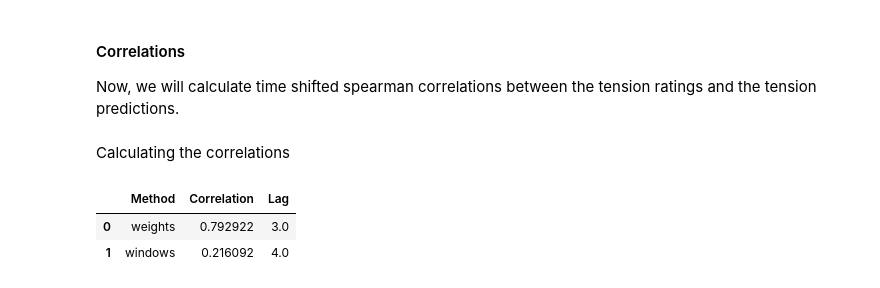
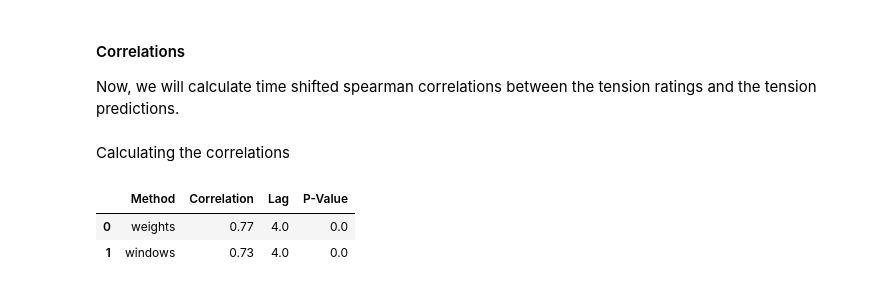
Before and after one commit to vivienbarchet/TenseMusic, a Jupyter notebook: example2.ipynb, the cells around one changed output. Saved outputs shown, nothing was run; the diff lists cells and outputs as text; code cells hidden in the pictures.

```diff
--- a/example2.ipynb
+++ b/example2.ipynb
@@ -112,7 +105,7 @@ plot_tension_and_features_10Hz(slopes_weights, all_features_10Hz_unsmoothed, col
 # %% [markdown]
 And extracting tension with the window model.
 # %%
-slopes_window = tension_extraction_10Hz_window(all_features_10Hz, model_configuration = "original")
+slopes_window = tension_extraction_10Hz_window(all_features_10Hz, model_configuration = "optimized")
 
 plot_tension_and_features_10Hz(slopes_window, all_features_10Hz_unsmoothed, color_list)
 # %% [output]
@@ -127,6 +120,7 @@ Finally, we will assess the overlap with our behavioral tension ratings.
 
 for df in piece_dfs:
     if df['piece'][0] == "music/Mendelssohn.wav":
+        df['time'] = round(df['time'],2)
         mendelssohn_ratings = df
 # %% [markdown]
 Now we plot the mean tension ratings as well as our tension predictions from both model configurations.
@@ -174,41 +168,61 @@ def crosscorr(datax, datay, lag=0):
     """
     cor,pval = spearmanr(datax, datay.shift(lag), nan_policy = "omit")
     return cor
+
+def get_p(datax, datay, lag=0):
+    cor,pval = spearmanr(datax, datay.shift(lag), nan_policy = "omit")
+    return pval
 # %% [markdown]
 Calculating the correlations
 # %%
 ##Weighted model
 merged_weights = pd.merge(mendelssohn_ratings, slopes_weights, on = "time")
+merged_weights = merged_weights.iloc[::int(5)]
+merged_weights = merged_weights.reset_index()
 
 #Lags = -4 to -2 seconds
-lags = np.arange(-40, -20, 1)
+lags = np.arange(-9, -4, 1)
 rs_weights = np.nan_to_num([crosscorr(merged_weights['prediction'], merged_weights['mean_tension'], lag) for lag in lags])
+p_weights = np.nan_to_num([get_p(merged_weights['prediction'], merged_weights['mean_tension'], lag) for lag in lags])
 
 #Getting the maximum correlations and the lags
 max_cor_weights = max(rs_weights)
 max_arg_weights = np.argmax(rs_weights)
-lag_weights = 4-max_arg_weights/10
+p_weight_max = p_weights[max_arg_weights]
+
+lag_weights = 4-max_arg_weights/2
+
 
 
 ##Window model
 merged_windows = pd.merge(mendelssohn_ratings, slopes_window, on = "time")
+merged_windows = merged_windows.iloc[::int(5)]
+merged_windows = merged_windows.reset_index()
 
 #Lags = -20 to 0 because we expect a relatively small negative shift of the tension ratings
-lags = np.arange(-40, -20, 1)  # contrained
+lags = np.arange(-9, -4, 1)  # contrained
 
 rs_windows = np.nan_to_num([crosscorr(merged_windows['prediction'], merged_windows['mean_tension'], lag) for lag in lags])
+p_windows = np.nan_to_num([get_p(merged_windows['prediction'], merged_windows['mean_tension'], lag) for lag in lags])
 
 #Getting the maximum correlations and the lags
 max_cor_windows = max(rs_windows)
 arg_windows = np.argmax(rs_windows)
-lag_windows = 4-arg/10
+p_windows_max = p_windows[arg_windows]
+
+lag_windows = 4-arg_windows/2
 # %%
 correlations = [max_cor_weights, max_cor_windows]
+correlations = [round(cor, 2) for cor in correlations]
+
 method = ['weights', 'windows']
 lag = [lag_weights, lag_windows]
+p_values = [p_weight_max, p_windows_max]
+p_values = [round(p, 3) for p in p_values]
 
-pd.DataFrame(zip(method, correlations, lag), columns = ["Method", "Correlation", "Lag"])
+
+pd.DataFrame(zip(method, correlations, lag, p_values), columns = ["Method", "Correlation", "Lag", "P-Value"])
 # %% [output]
-|  | Method | Correlation | Lag |
-| 0 | weights | 0.792922 | 3.0 |
-| 1 | windows | 0.216092 | 4.0 |
+|  | Method | Correlation | Lag | P-Value |
+| 0 | weights | 0.77 | 4.0 | 0.0 |
+| 1 | windows | 0.73 | 4.0 | 0.0 |
```
Also changed, not shown: parts of 7 cells of this notebook, 1 other file.
